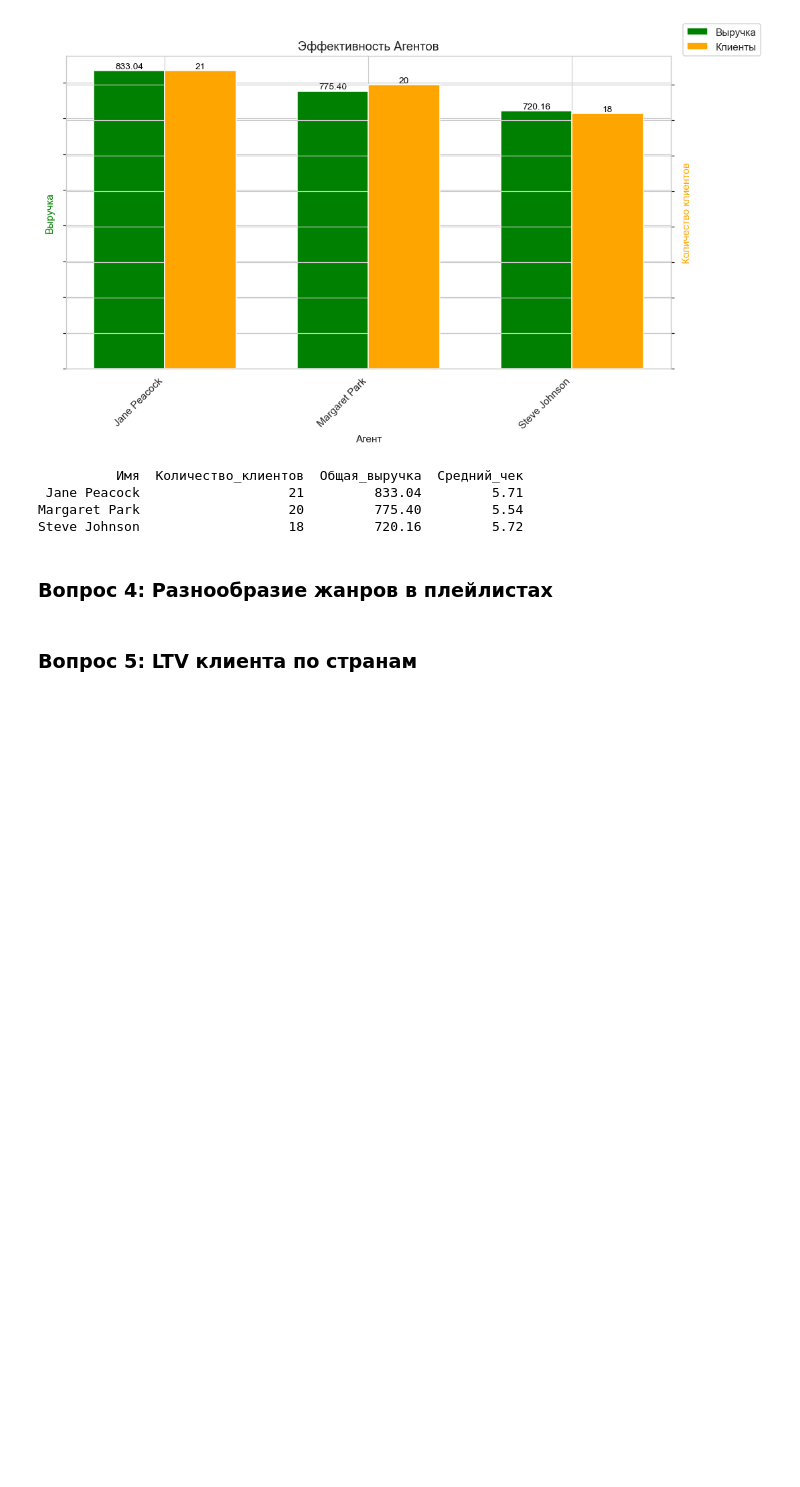
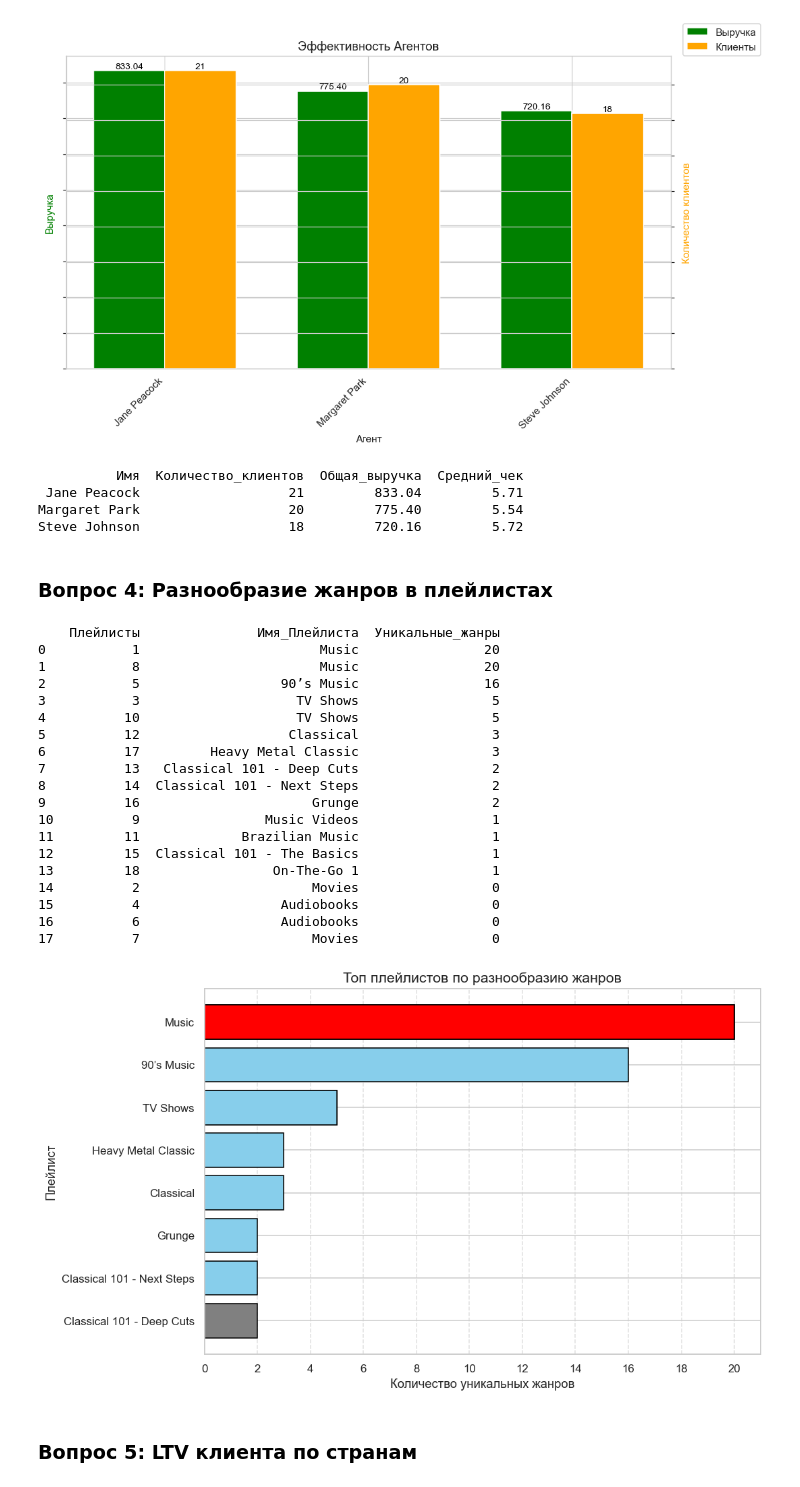
Before and after one commit to Duhast163rus/Ai, a Jupyter notebook: practice_git_python_sql.ipynb, the cells around one changed output. Drawn from its saved outputs; the diff is of its cells as text; code cells hidden in the pictures; blank space fills up the shorter version.

```diff
--- a/practice_git_python_sql.ipynb
+++ b/practice_git_python_sql.ipynb
@@ -1617,14 +1617,64 @@ Steve Johnson                   18         720.16         5.72
 # %%
 # ИТОГ Q4: Какие плейлисты наиболее разнообразны по жанрам?
 # Метрика: COUNT(DISTINCT GenreId) на плейлист
 # Таблицы: Playlist → PlaylistTrack → Track → Genre
 # Визуализация: горизонтальный bar chart
 
 # TODO: SQL
-
-
+df_playlist_genres = sql("""
+    SELECT
+        p.PlaylistId As Плейлисты,
+        p.Name AS Имя_Плейлиста,
+        COUNT(DISTINCT g.GenreId) AS Уникальные_жанры
+    FROM Playlist p
+    LEFT JOIN PlaylistTrack pt ON p.PlaylistId = pt.PlaylistId
+    LEFT JOIN Track t ON pt.TrackId = t.TrackId
+    LEFT JOIN Genre g ON t.GenreId = g.GenreId
+    GROUP BY p.PlaylistId, p.Name
+    ORDER BY Уникальные_жанры DESC
+""")
+print(df_playlist_genres)
 
 # TODO: matplotlib
+# Берём топ-10
+top_playlists = df_playlist_genres.head(10).copy()
+# Для горизонтального barh порядок снизу вверх: сортируем по возрастанию
+top_playlists_sorted = top_playlists.sort_values('Уникальные_жанры', ascending=True)
+colors = ['skyblue'] * len(top_playlists)
+colors[0] = 'grey'
+colors[-1] = 'red'
+plt.figure(figsize=(10, 6))
+plt.barh(top_playlists_sorted['Имя_Плейлиста'], top_playlists_sorted['Уникальные_жанры'],
+         color=colors, edgecolor='black')
+
+plt.xticks(range(0, 21, 2))
+plt.xlabel('Количество уникальных жанров', fontsize=12)
+plt.ylabel('Плейлист', fontsize=12)
+plt.title('Топ плейлистов по разнообразию жанров', fontsize=14)
+plt.grid(axis='x', linestyle='--', alpha=0.6)
+plt.tight_layout()
+plt.show()
+# %% [output]
+    Плейлисты               Имя_Плейлиста  Уникальные_жанры
+0           1                       Music                20
+1           8                       Music                20
+2           5                  90’s Music                16
+3           3                    TV Shows                 5
+4          10                    TV Shows                 5
+5          12                   Classical                 3
+6          17         Heavy Metal Classic                 3
+7          13   Classical 101 - Deep Cuts                 2
+8          14  Classical 101 - Next Steps                 2
+9          16                      Grunge                 2
+10          9                Music Videos                 1
+11         11             Brazilian Music                 1
+12         15  Classical 101 - The Basics                 1
+13         18                 On-The-Go 1                 1
+14          2                      Movies                 0
+15          4                  Audiobooks                 0
+16          6                  Audiobooks                 0
+17          7                      Movies                 0
+[figure, added]
 # %% [markdown]
 ### Вопрос 5: LTV клиента по странам
 # %%
```
Also changed, not shown: parts of 3 cells of this notebook.
